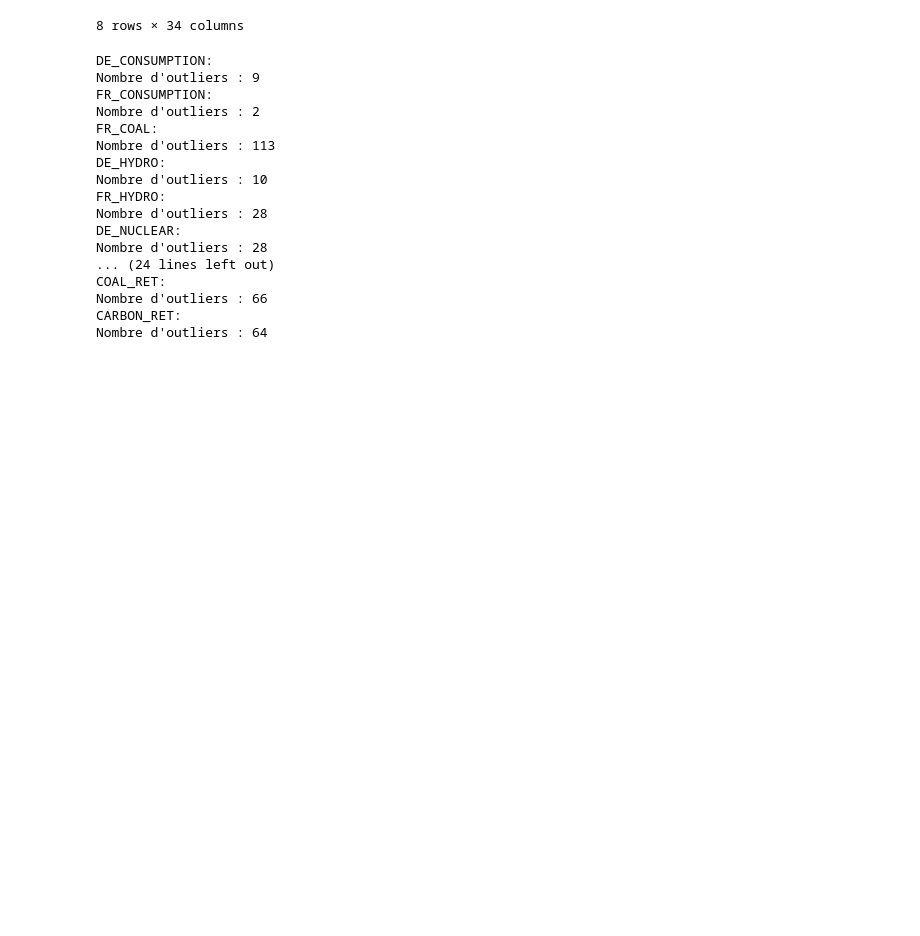
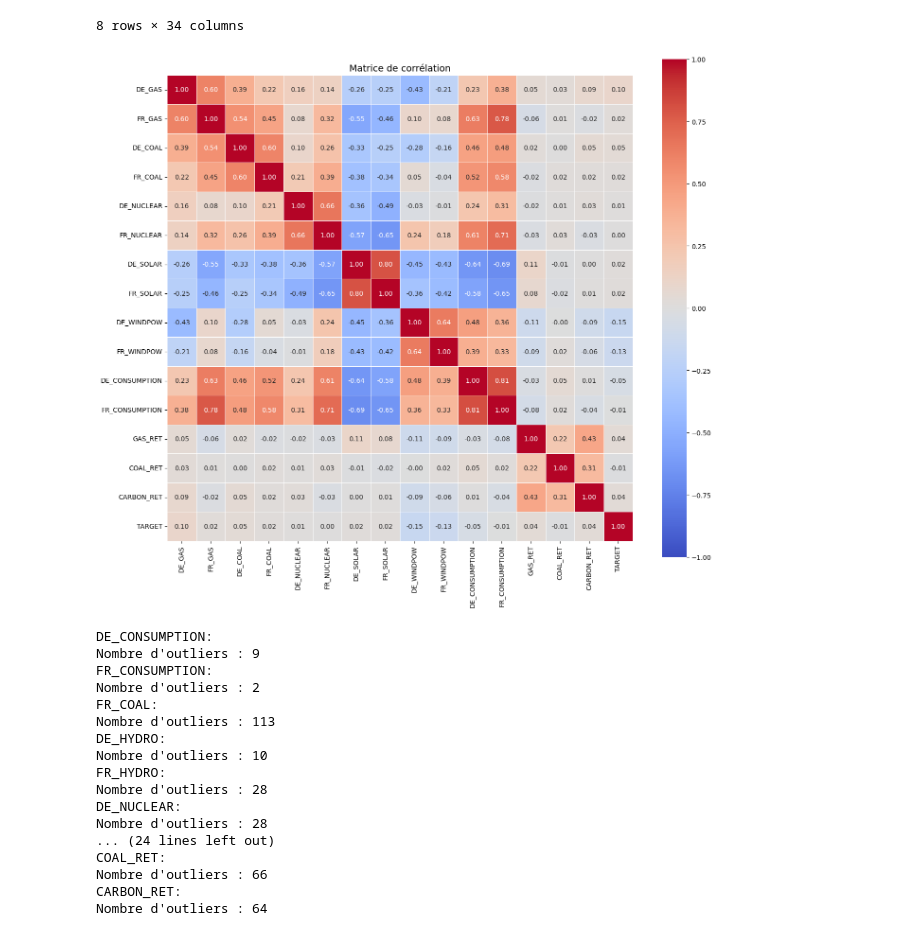
Before and after one commit to hugoser10/explaining-electricity-prices, a Jupyter notebook: main.ipynb, the cells around one changed output. Cells and saved outputs as stored; diff of their text form; code cells hidden in the pictures; blank space fills up the shorter version.

Commit message:
corr matrix

```diff
--- a/main.ipynb
+++ b/main.ipynb
@@ -137,3 +139,39 @@ pd.DataFrame(X_train).describe()
+# %%
+# Matrice de corrélation
+import seaborn as sns
+import matplotlib.pyplot as plt
+
+# Sélectionner les colonnes numériques d'intérêt
+cols = [
+    'DE_GAS', 'FR_GAS', 'DE_COAL', 'FR_COAL',
+    'DE_NUCLEAR', 'FR_NUCLEAR', 'DE_SOLAR', 'FR_SOLAR',
+    'DE_WINDPOW', 'FR_WINDPOW',
+    'DE_CONSUMPTION', 'FR_CONSUMPTION',
+    'GAS_RET', 'COAL_RET', 'CARBON_RET'
+]
+all_series = X_train[cols].copy()
+all_series['TARGET'] = y_train['TARGET']
+corr = all_series.corr()
+
+fig, ax = plt.subplots(figsize=(14, 12))
+
+sns.heatmap(
+    corr,
+    annot=True,          # affiche les valeurs
+    fmt=".2f",           # 2 décimales
+    cmap="coolwarm",     # rouge=positif, bleu=négatif
+    center=0,            # centre la colormap sur 0
+    vmin=-1, vmax=1,
+    square=True,
+    linewidths=0.5,
+    ax=ax
+)
+
+ax.set_title("Matrice de corrélation", fontsize=14)
+plt.tight_layout()
+plt.show()
+# %% [output]
+[figure, added]
 # %%
 # Détection des outliers
 def get_outliers(serie):
```
Also changed, not shown: parts of 2 cells of this notebook, 1 other file.
